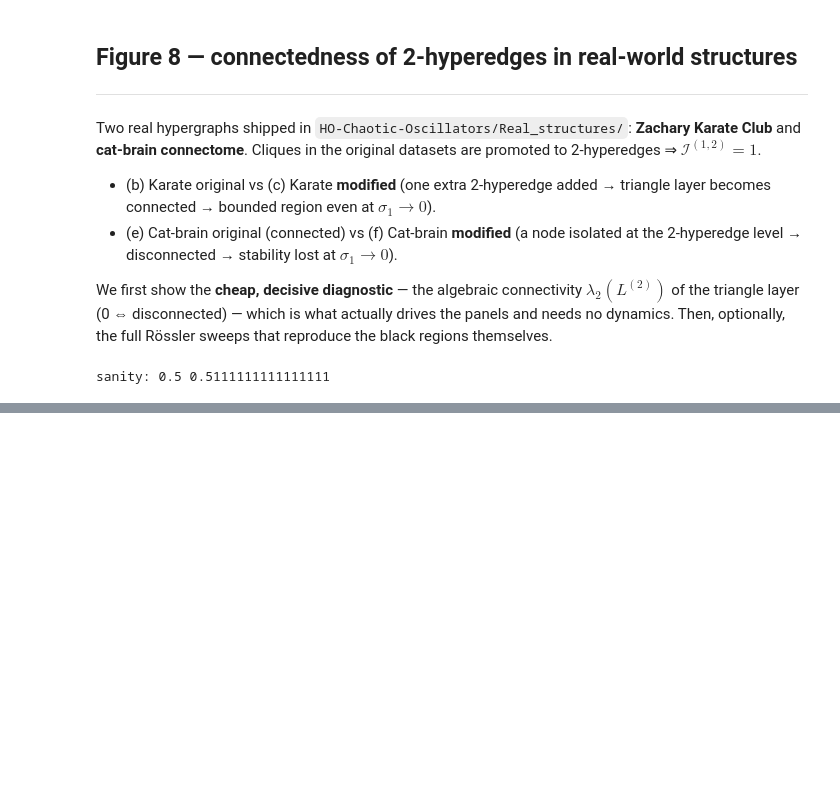
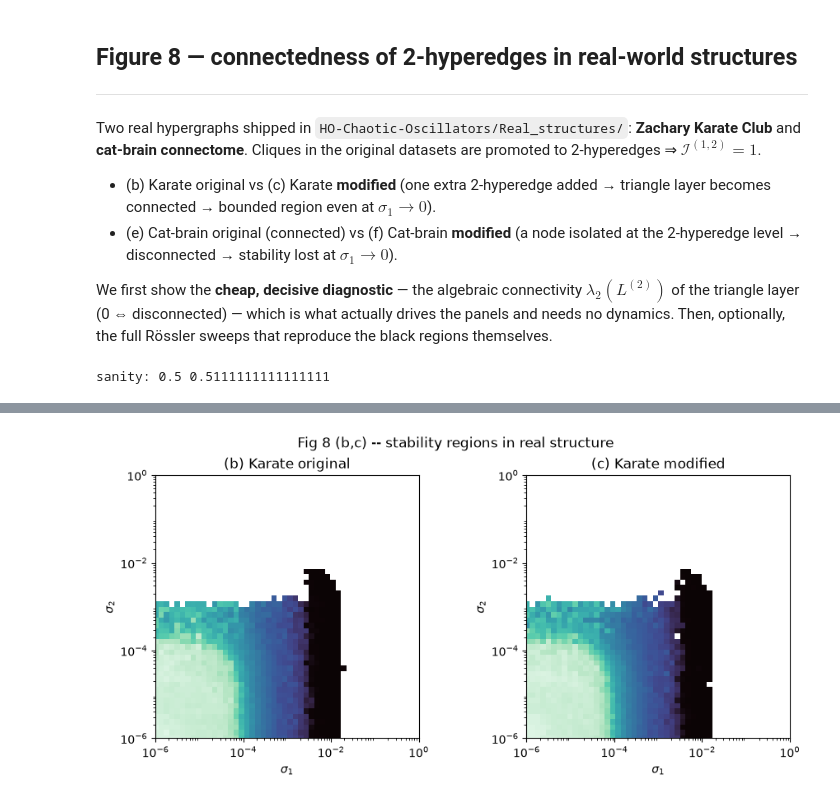
Before and after one commit to ashahb7/hyperedge-overlap, a Jupyter notebook: Fig8.ipynb, the cells around one changed output, grey strips where cells are left out. Cells and saved outputs as stored; diff of their text form; code cells hidden in the pictures; blank space fills up the shorter version.

```diff
--- a/Fig8.ipynb
+++ b/Fig8.ipynb
@@ -123 +116,11 @@ for tag,p,t in [("(a){0,1}",pa,ta),("(b){1,1}",pb,tb)]:
+# %%
+PRESET8 = "medium"
+CFG8 = {"coarse": dict(n_steps=300, grid=10, n_resampling=100),
+        "medium": dict(n_steps=600, grid=50, n_resampling=10),
+        "paper":  dict(n_steps=1500, grid=25, n_resampling=200)}[PRESET8]
+s1_8 = np.logspace(-6,0,CFG8["grid"]);
+s2_8 = np.logspace(-6,0,CFG8["grid"])
+
+panels = {"(b) Karate original":"Karate_club_original",
+            "(c) Karate modified":"Karate_club_modified"}
 # %%
@@ -144,18 +139,22 @@ for i,(ttl,nm) in enumerate(panels.items()):
 # %%
-fig, axes = plt.subplots(2,2, figsize=(10,9), constrained_layout=True)
+fig, axes = plt.subplots(1,2, figsize=(9,4.2), constrained_layout=True)
 for i,(ax,ttl) in enumerate(zip(axes.flat, panels.keys())):
     err = np.load(out_dir / f'fig8-err{i+1}.npy')
-    region=(err<1.0).astype(float)
-    ax.pcolormesh(s1_8,s2_8,region,shading="auto",cmap=plt.colormaps['mako_r'])
+    # region=(err<1.0).astype(float)
+    ax.pcolormesh(s1_8,s2_8,err,shading="auto",cmap=plt.colormaps['mako'])
     ax.set_xscale("log")
     ax.set_yscale("log")
     ax.set_xlabel(r"$\sigma_1$")
     ax.set_ylabel(r"$\sigma_2$")
     ax.set_title(ttl)
     ax.set_box_aspect(1)
     ax.set_xlim([1e-6, 1])
     ax.set_ylim([1e-6, 1])
     ax.set_xticks([1, 1e-2, 1e-4, 1e-6])
     ax.set_yticks([1, 1e-2, 1e-4, 1e-6])
-fig.suptitle("Fig 8 (b,c,e,f) -- stability regions in real structures")
+fig.suptitle("Fig 8 (b,c) -- stability regions in real structure")
 plt.show()
+
+fig.savefig("figures/Fig8-2.png", dpi=300, bbox_inches="tight")
+# %% [output]
+[figure, added]
```
Also changed, not shown: parts of 5 cells of this notebook, 3 other files.
